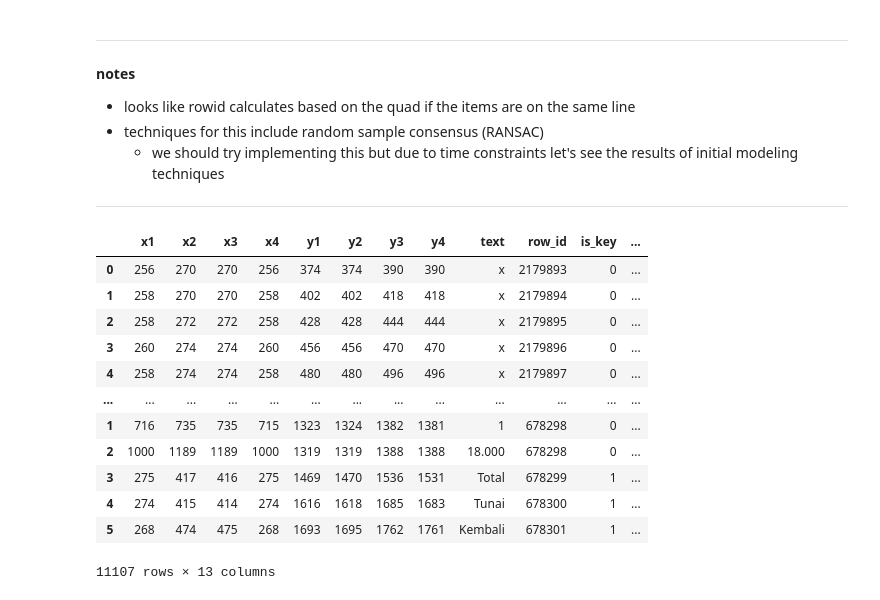
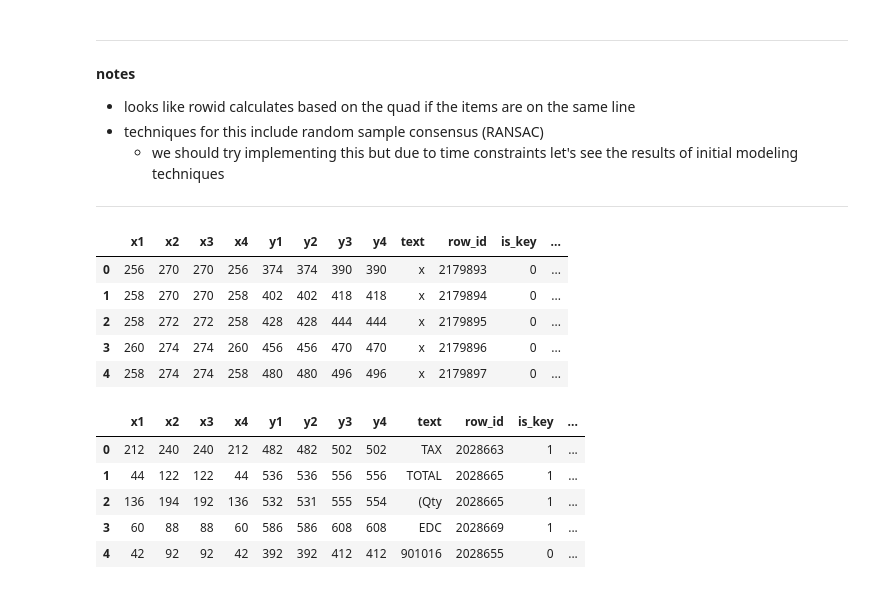
Before and after one commit to mercedes-wu/nlp_projects, a Jupyter notebook: notebooks/ocr_nlp_analysis.ipynb, the cells around one changed output. Saved outputs shown, nothing was run; the diff lists cells and outputs as text; code cells hidden in the pictures.

```diff
--- a/notebooks/ocr_nlp_analysis.ipynb
+++ b/notebooks/ocr_nlp_analysis.ipynb
@@ -258,28 +262,24 @@ def json_to_df_helper(d):
     # filtering down to training features
     return df[['x1', 'x2', 'x3', 'x4', 'y1', 'y2', 'y3', 'y4', 'text', 'row_id', 'is_key', 'category', 'group_id']]
 # %%
-dfs = []
-path_to_jsonfiles = './data/receipt_ocr/json/train/'
-for file in os.listdir(path_to_jsonfiles):
-    full_filename = "%s/%s" % (path_to_jsonfiles, file)
-    with open(full_filename,'r') as f:
-        d = json.load(f)
-    dfs.append(json_to_df_helper(d))
+# creating train and test dataframes
+def dataset_generator(path_to_jsonfiles):
+    dfs = []
+    for file in os.listdir(path_to_jsonfiles):
+        full_filename = "%s/%s" % (path_to_jsonfiles, file)
+        with open(full_filename,'r') as f:
+            d = json.load(f)
+        dfs.append(json_to_df_helper(d))
+    return pd.concat(dfs, axis=0)
 # %%
-final_df = pd.concat(dfs, axis=0)
+train_df = dataset_generator('./data/receipt_ocr/json/train/')
+test_df = dataset_generator('./data/receipt_ocr/json/test/')
 # %%
-final_df
+train_df.head()
 # %% [output]
 |  | x1 | x2 | x3 | x4 | y1 | y2 | y3 | y4 | text | row_id | is_key | ... |
 | 0 | 256 | 270 | 270 | 256 | 374 | 374 | 390 | 390 | x | 2179893 | 0 | ... |
 | 1 | 258 | 270 | 270 | 258 | 402 | 402 | 418 | 418 | x | 2179894 | 0 | ... |
 | 2 | 258 | 272 | 272 | 258 | 428 | 428 | 444 | 444 | x | 2179895 | 0 | ... |
 | 3 | 260 | 274 | 274 | 260 | 456 | 456 | 470 | 470 | x | 2179896 | 0 | ... |
 | 4 | 258 | 274 | 274 | 258 | 480 | 480 | 496 | 496 | x | 2179897 | 0 | ... |
-| ... | ... | ... | ... | ... | ... | ... | ... | ... | ... | ... | ... | ... |
-| 1 | 716 | 735 | 735 | 715 | 1323 | 1324 | 1382 | 1381 | 1 | 678298 | 0 | ... |
-| 2 | 1000 | 1189 | 1189 | 1000 | 1319 | 1319 | 1388 | 1388 | 18.000 | 678298 | 0 | ... |
-| 3 | 275 | 417 | 416 | 275 | 1469 | 1470 | 1536 | 1531 | Total | 678299 | 1 | ... |
-| 4 | 274 | 415 | 414 | 274 | 1616 | 1618 | 1685 | 1683 | Tunai | 678300 | 1 | ... |
-| 5 | 268 | 474 | 475 | 268 | 1693 | 1695 | 1762 | 1761 | Kembali | 678301 | 1 | ... |
-11107 rows × 13 columns
@@ -295,0 +286,9 @@ Note:
+# %%
+test_df.head()
+# %% [output]
+|  | x1 | x2 | x3 | x4 | y1 | y2 | y3 | y4 | text | row_id | is_key | ... |
+| 0 | 212 | 240 | 240 | 212 | 482 | 482 | 502 | 502 | TAX | 2028663 | 1 | ... |
+| 1 | 44 | 122 | 122 | 44 | 536 | 536 | 556 | 556 | TOTAL | 2028665 | 1 | ... |
+| 2 | 136 | 194 | 192 | 136 | 532 | 531 | 555 | 554 | (Qty | 2028665 | 1 | ... |
+| 3 | 60 | 88 | 88 | 60 | 586 | 586 | 608 | 608 | EDC | 2028669 | 1 | ... |
+| 4 | 42 | 92 | 92 | 42 | 392 | 392 | 412 | 412 | 901016 | 2028655 | 0 | ... |
```
Also changed, not shown: parts of 10 cells of this notebook, 1 other file.
